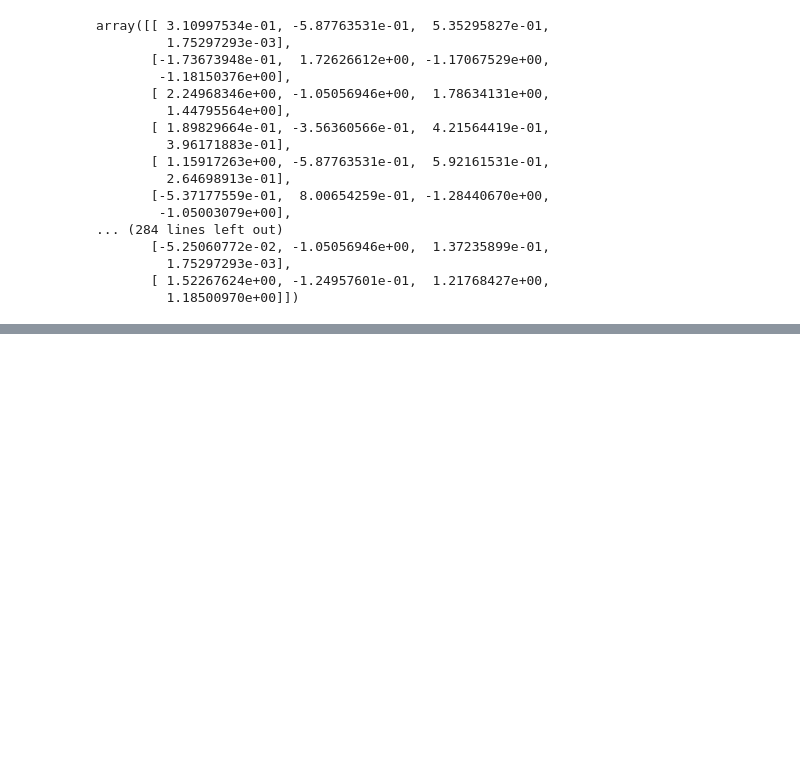
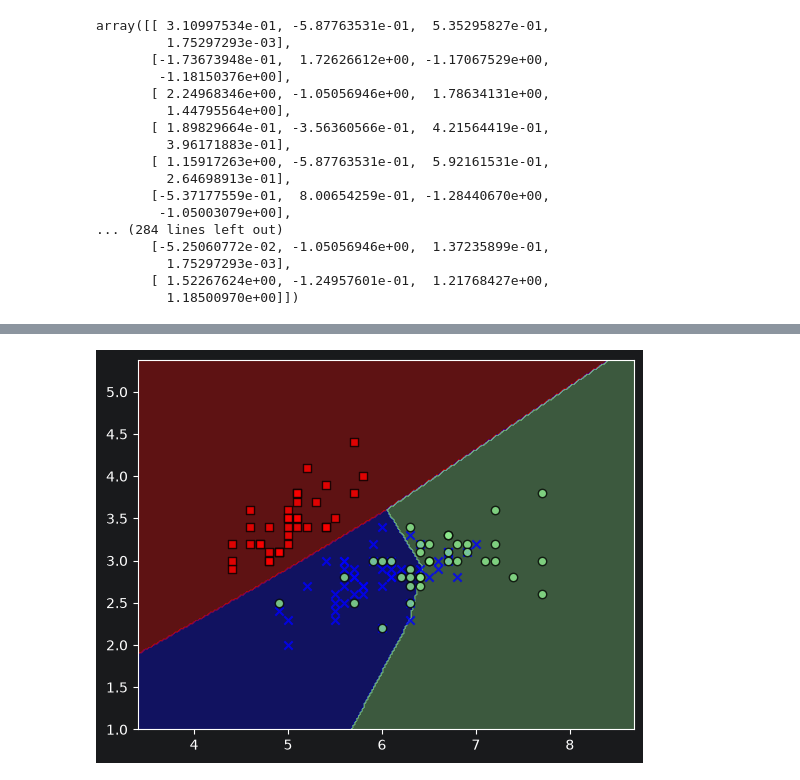
Before and after one commit to Pablosede/PIA, a Jupyter notebook: RNA (UT4-UT5)/RNA_Iris_con_TensorflowKeras.ipynb, the cells around one changed output, grey strips where cells are left out. Cells and saved outputs as stored; diff of their text form; code cells hidden in the pictures; blank space fills up the shorter version.

```diff
--- a/RNA (UT4-UT5)/RNA_Iris_con_TensorflowKeras.ipynb
+++ b/RNA (UT4-UT5)/RNA_Iris_con_TensorflowKeras.ipynb
@@ -669,0 +731,14 @@ Input 0 with name 'None' of layer 'dense_24' is incompatible with the layer: exp
+# %%
+from sklearn.model_selection import train_test_split
+X_train,X_test, y_train,y_test = train_test_split(X2,y,test_size=0.2,random_state=0)
+y_train_oh = tf.keras.utils.to_categorical(y_train, num_classes=3)
+y_test_oh = tf.keras.utils.to_categorical(y_test, num_classes=3)
+
+model2 = tf.keras.Sequential([
+    tf.keras.layers.Input(shape=(2,), name='input'),
+    tf.keras.layers.Dense(16, activation='relu'),
+    tf.keras.layers.Dense(3, activation='softmax')
+])
+model2.compile(optimizer=tf.keras.optimizers.Adam(learning_rate=0.01), loss=tf.keras.losses.categorical_crossentropy, metrics=['accuracy'])
+
+hist2 = model2.fit(X_train, y_train_oh, epochs=1000)
@@ -669,0 +791,3 @@ Input 0 with name 'None' of layer 'dense_24' is incompatible with the layer: exp
+# %%
+plot_decision_regions(X_train,y_train,clasificador=model2)
+# %% [output]
@@ -669,0 +795 @@ Input 0 with name 'None' of layer 'dense_24' is incompatible with the layer: exp
+[figure, added]
```
Also changed, not shown: parts of 17 cells of this notebook.
